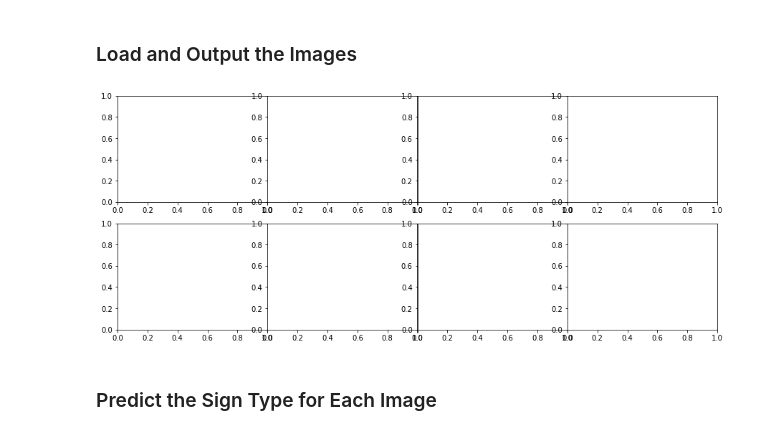
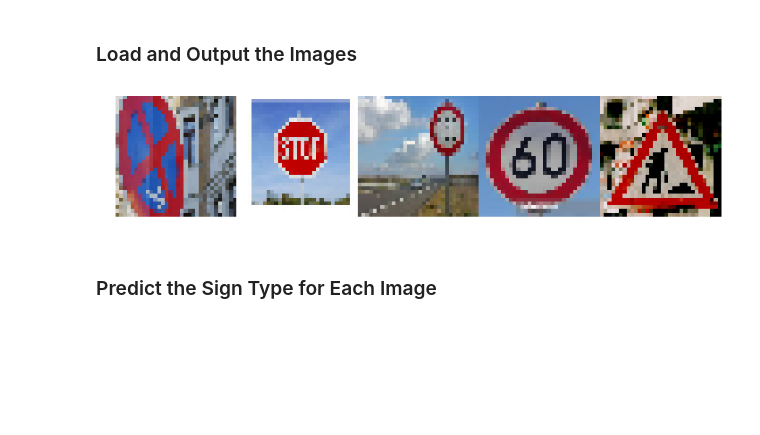
Before and after one commit to thomasSve/CarND-TrafficSignsClassifier-P2, a Jupyter notebook: Traffic_Sign_Classifier.ipynb, the cells around one changed output. Cells and saved outputs as stored; diff of their text form; code cells hidden in the pictures; blank space fills up the shorter version.

Commit message:
Added new test files and fixed up image augmentation

```diff
--- a/Traffic_Sign_Classifier.ipynb
+++ b/Traffic_Sign_Classifier.ipynb
@@ -359,22 +413,23 @@ You may find `signnames.csv` useful as it contains mappings from the class id (i
 # %%
 ### Load the images and plot them here.
 ### Feel free to use as many code cells as needed.
 import matplotlib.image as mpimg
 
 german_ts_folder = 'german_traffic_sign'
 german_traffic_signs = []
 
-fig, axs = plt.subplots(2, 4, figsize = (15, 6))
+fig, axs = plt.subplots(1, 5, figsize = (15, 6))
 fig.subplots_adjust(hspace = 0.2, wspace = 0.001)
 
 axs = axs.ravel()
 for i, img_path in enumerate(os.listdir(german_ts_folder)):
-    img = cv2.imread(osp.join(german_ts_folder, img_path))
+    img = mpimg.imread(osp.join(german_ts_folder, img_path))
+    img = cv2.resize(img, (32, 32))
     german_traffic_signs.append(img)
     axs[i].axis('off')
     axs[i].imshow(img)
 # %% [output]
-[figure, old version]
+[figure, new version]
 # %% [markdown]
 ### Predict the Sign Type for Each Image
 # %%
```
Also changed, not shown: parts of 5 cells of this notebook, 5 other files.
